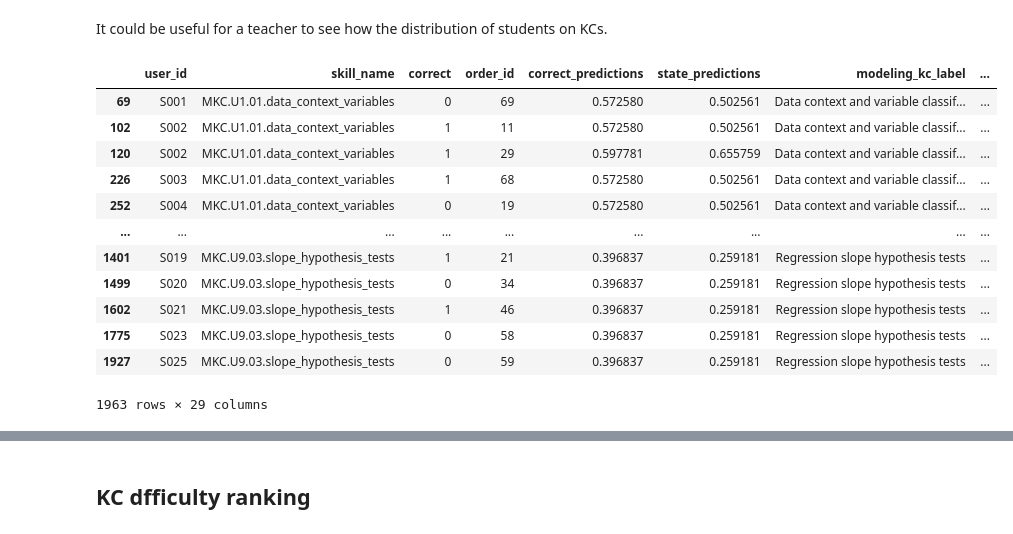
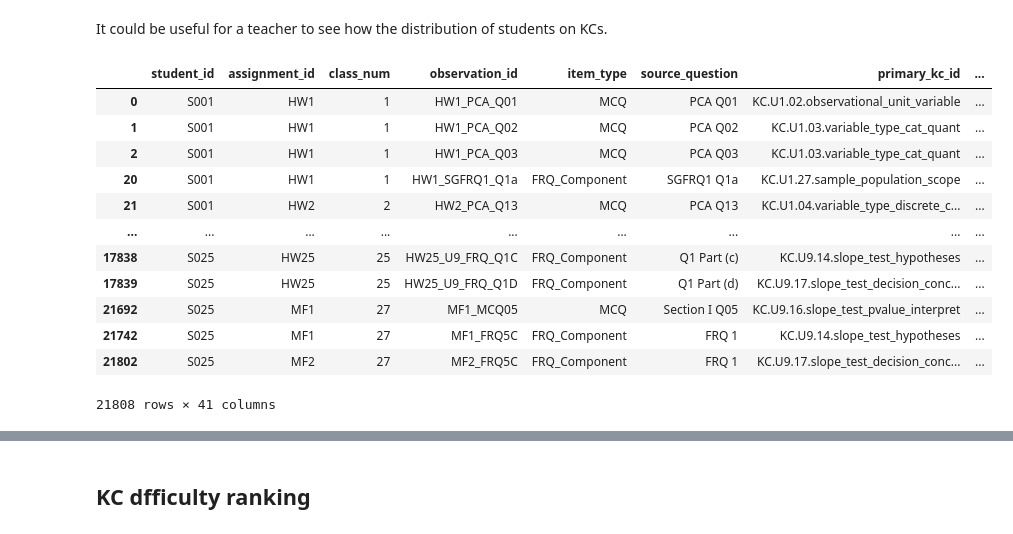
Before and after one commit to mailysg8/ai-student-progress-tracker, a Jupyter notebook: notebooks/class_overview.ipynb, the cells around one changed output, grey strips where cells are left out. Cells and saved outputs as stored; diff of their text form; code cells hidden in the pictures.

Commit message:
Make font sizes large, change data to final data, update column names, add info tooltip

```diff
--- a/notebooks/class_overview.ipynb
+++ b/notebooks/class_overview.ipynb
@@ -4,9 +4,9 @@ import altair as alt
 import sys
 sys.path.append('..')
 # %%
-data = pd.read_excel('../data/raw/final_data.xlsx', sheet_name='Student_Observations')
-kc = pd.read_excel('../data/raw/final_data.xlsx', sheet_name='KC_Nodes')
-mkc_data = pd.read_csv('../data/processed/mkc_data.csv')
+data = pd.read_excel('../data/raw/Stellar_edu_MDS_ap_stats_dataset - v1.9.xlsx', sheet_name='Student_Observations')
+kc = pd.read_excel('../data/raw/Stellar_edu_MDS_ap_stats_dataset - v1.9.xlsx', sheet_name='KC_Nodes')
+mkc_data = pd.read_csv('../data/processed/final_student_kc_data.csv')
 # %% [markdown]
 `mkc_data` contains weights and pyBKT predictions for the MKCs.
 
@@ -29,21 +29,21 @@ mkc_data.head()
 # %% [markdown]
 It could be useful for a teacher to see how the distribution of students on KCs.
 # %%
-mkc_data.sort_values(['skill_name','user_id'])
+mkc_data.sort_values(['modeling_kc_id','student_id'])
 # %% [output]
-|  | user_id | skill_name | correct | order_id | correct_predictions | state_predictions | modeling_kc_label | ... |
-| 69 | S001 | MKC.U1.01.data_context_variables | 0 | 69 | 0.572580 | 0.502561 | Data context and variable classif... | ... |
-| 102 | S002 | MKC.U1.01.data_context_variables | 1 | 11 | 0.572580 | 0.502561 | Data context and variable classif... | ... |
-| 120 | S002 | MKC.U1.01.data_context_variables | 1 | 29 | 0.597781 | 0.655759 | Data context and variable classif... | ... |
-| 226 | S003 | MKC.U1.01.data_context_variables | 1 | 68 | 0.572580 | 0.502561 | Data context and variable classif... | ... |
-| 252 | S004 | MKC.U1.01.data_context_variables | 0 | 19 | 0.572580 | 0.502561 | Data context and variable classif... | ... |
+|  | student_id | assignment_id | class_num | observation_id | item_type | source_question | primary_kc_id | ... |
+| 0 | S001 | HW1 | 1 | HW1_PCA_Q01 | MCQ | PCA Q01 | KC.U1.02.observational_unit_variable | ... |
+| 1 | S001 | HW1 | 1 | HW1_PCA_Q02 | MCQ | PCA Q02 | KC.U1.03.variable_type_cat_quant | ... |
+| 2 | S001 | HW1 | 1 | HW1_PCA_Q03 | MCQ | PCA Q03 | KC.U1.03.variable_type_cat_quant | ... |
+| 20 | S001 | HW1 | 1 | HW1_SGFRQ1_Q1a | FRQ_Component | SGFRQ1 Q1a | KC.U1.27.sample_population_scope | ... |
+| 21 | S001 | HW2 | 2 | HW2_PCA_Q13 | MCQ | PCA Q13 | KC.U1.04.variable_type_discrete_c... | ... |
 | ... | ... | ... | ... | ... | ... | ... | ... | ... |
-| 1401 | S019 | MKC.U9.03.slope_hypothesis_tests | 1 | 21 | 0.396837 | 0.259181 | Regression slope hypothesis tests | ... |
-| 1499 | S020 | MKC.U9.03.slope_hypothesis_tests | 0 | 34 | 0.396837 | 0.259181 | Regression slope hypothesis tests | ... |
-| 1602 | S021 | MKC.U9.03.slope_hypothesis_tests | 1 | 46 | 0.396837 | 0.259181 | Regression slope hypothesis tests | ... |
-| 1775 | S023 | MKC.U9.03.slope_hypothesis_tests | 0 | 58 | 0.396837 | 0.259181 | Regression slope hypothesis tests | ... |
-| 1927 | S025 | MKC.U9.03.slope_hypothesis_tests | 0 | 59 | 0.396837 | 0.259181 | Regression slope hypothesis tests | ... |
+| 17838 | S025 | HW25 | 25 | HW25_U9_FRQ_Q1C | FRQ_Component | Q1 Part (c) | KC.U9.14.slope_test_hypotheses | ... |
+| 17839 | S025 | HW25 | 25 | HW25_U9_FRQ_Q1D | FRQ_Component | Q1 Part (d) | KC.U9.17.slope_test_decision_conc... | ... |
+| 21692 | S025 | MF1 | 27 | MF1_MCQ05 | MCQ | Section I Q05 | KC.U9.16.slope_test_pvalue_interpret | ... |
+| 21742 | S025 | MF1 | 27 | MF1_FRQ5C | FRQ_Component | FRQ 1 | KC.U9.14.slope_test_hypotheses | ... |
+| 21802 | S025 | MF2 | 27 | MF2_FRQ5C | FRQ_Component | FRQ 1 | KC.U9.17.slope_test_decision_conc... | ... |
-1963 rows × 29 columns
+21808 rows × 41 columns
 # %%
 threshold = 0.95
 
```
Also changed, not shown: parts of 19 cells of this notebook, 3 other files.
